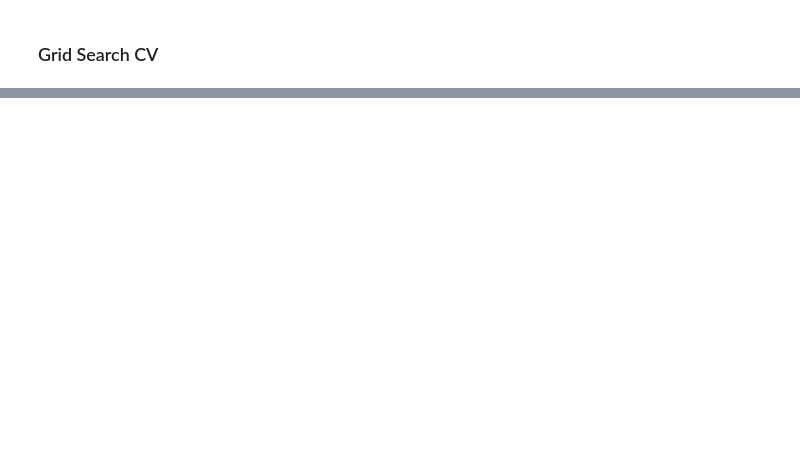
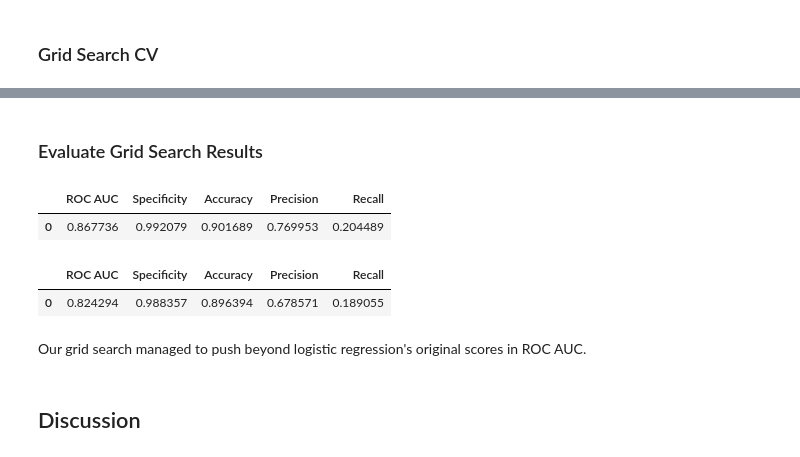
Before and after one commit to jaydenhooper/Classification-African-Bank-Accounts, a Jupyter notebook: assignment-3.ipynb, the cells around one changed output, grey strips where cells are left out. Cells and saved outputs as stored; diff of their text form; code cells hidden in the pictures; blank space fills up the shorter version.

```diff
--- a/assignment-3.ipynb
+++ b/assignment-3.ipynb
@@ -437,0 +379,15 @@ np.unique(test_y, return_counts=True)
+# %%
+def evaluate(model, X, y):
+    y_pred = model.predict(X)
+    spec = (specificity(y, y_pred))
+    acc = (accuracy_score(y, y_pred))
+    prec = (precision_score(y, y_pred, pos_label = 'Yes'))
+    recall = (recall_score(y, y_pred, pos_label = 'Yes'))
+    y_pred_prob = (model.predict_proba(X)[:,1]) # needed for roc_auc_score
+    roc_auc = (roc_auc_score(y, y_pred_prob))
+    m2 = pd.DataFrame({'ROC AUC' : [roc_auc],
+                  'Specificity' : [spec],
+                  'Accuracy' : [acc],
+                  'Precision' : [prec],
+                  'Recall' : [recall]})
+    display(m2)
@@ -487,2 +460,17 @@ numpy.ndarray
 # %% [markdown]
 ### Grid Search CV
+# %%
+param_grid = [
+    {'model__max_depth': [10, 30, 50],
+     'model__min_samples_leaf': [5, 10, 15],
+     'model__max_samples': [0.5, 0.8, 1.0]}
+]
+
+from sklearn.model_selection import GridSearchCV
+GS_random_forest = GridSearchCV(models[2], param_grid, cv=5,
+                            scoring='roc_auc',
+                            return_train_score=True)
+GS_random_forest.fit(train_X, train_y)
+
+# models[2].fit(train_X, train_y)
+# models[2].get_params().keys()
@@ -488,0 +495,16 @@ numpy.ndarray
+# %% [markdown]
+### Evaluate Grid Search Results
+# %%
+evaluate(GS_random_forest, train_X, train_y)
+# %% [output]
+|  | ROC AUC | Specificity | Accuracy | Precision | Recall |
+| 0 | 0.867736 | 0.992079 | 0.901689 | 0.769953 | 0.204489 |
+# %%
+evaluate(GS_random_forest, test_X, test_y)
+# %% [output]
+|  | ROC AUC | Specificity | Accuracy | Precision | Recall |
+| 0 | 0.824294 | 0.988357 | 0.896394 | 0.678571 | 0.189055 |
+# %% [markdown]
+Our grid search managed to push beyond logistic regression's original scores in ROC AUC.
+# %% [markdown]
+## Discussion
```
Also changed, not shown: parts of 23 cells of this notebook.
